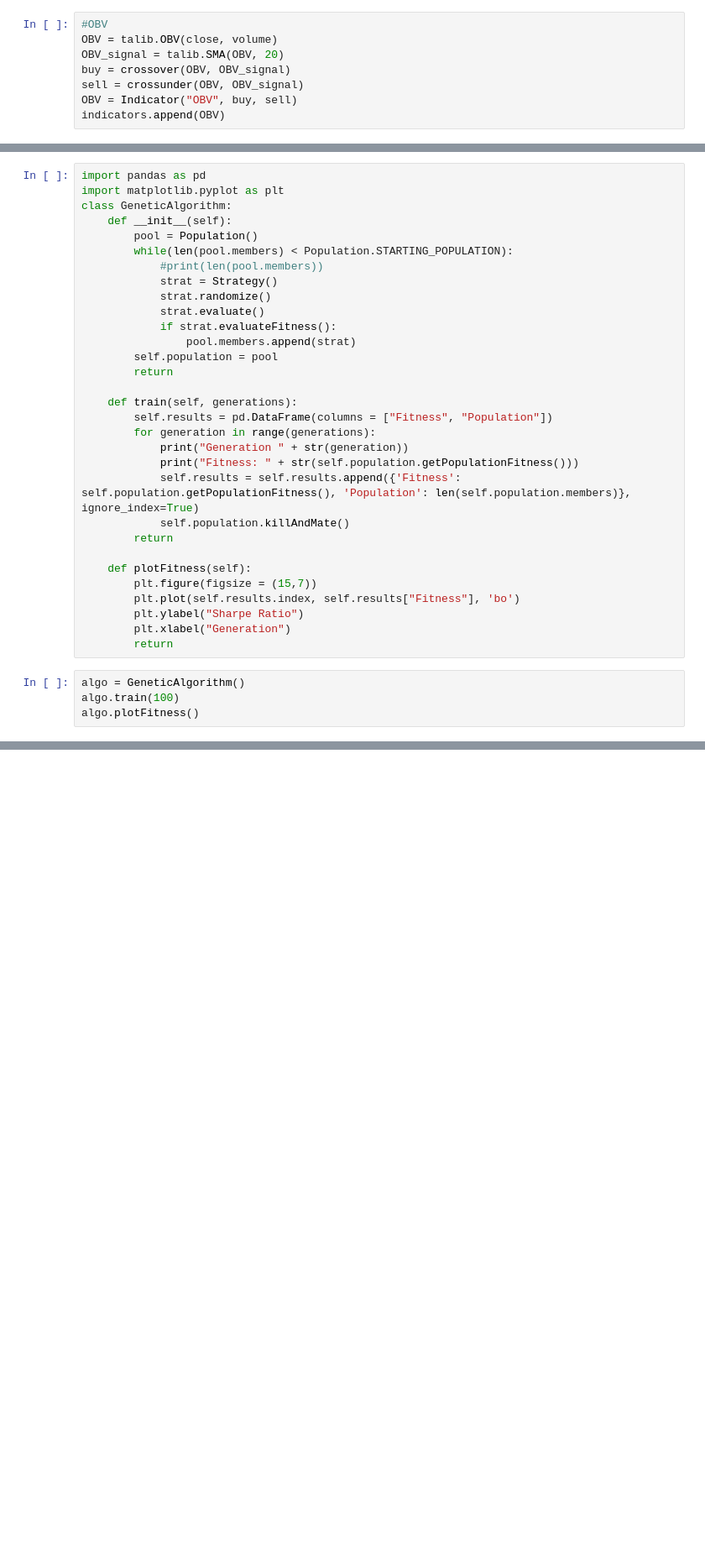
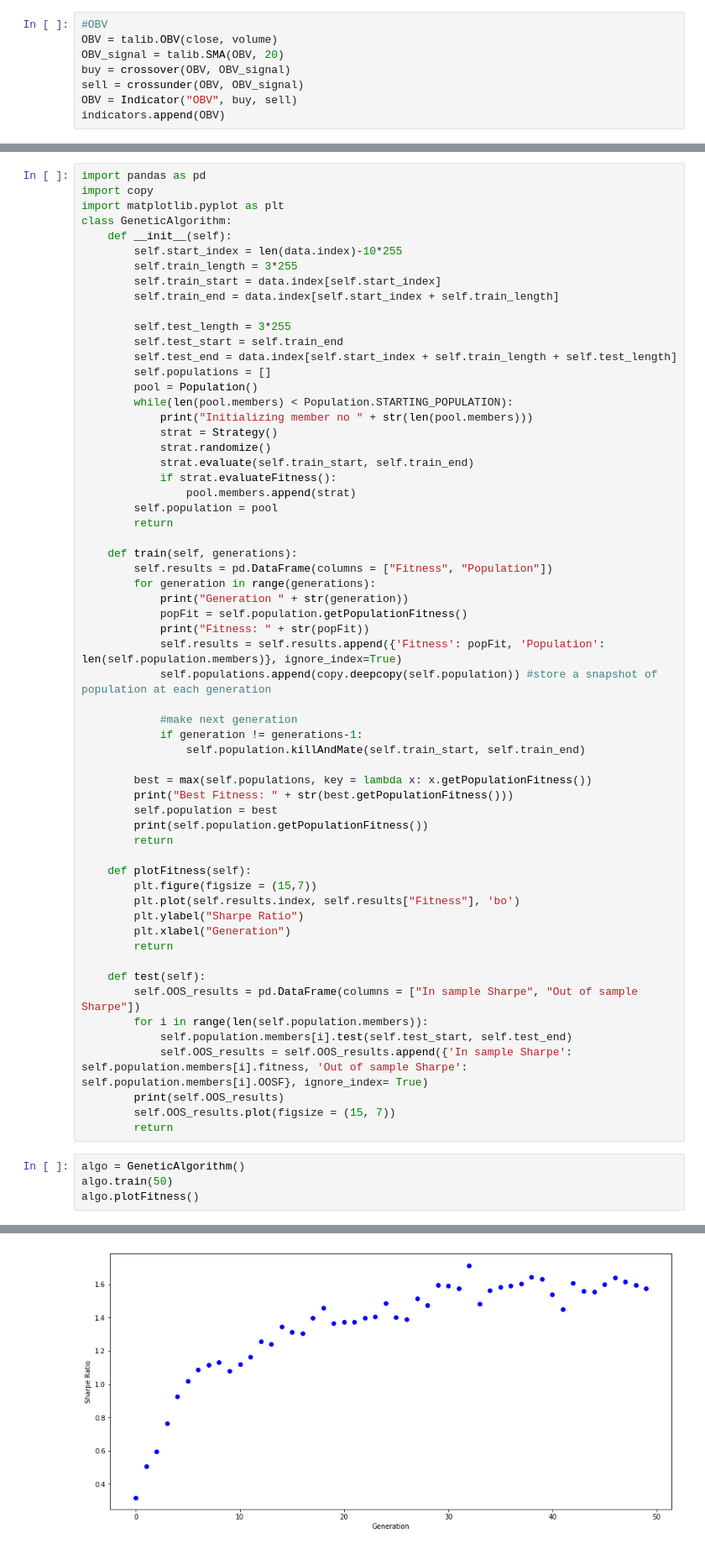
Before and after one commit to rawillis98/macroml, a Jupyter notebook: main.ipynb, the cells around one changed output, grey strips where cells are left out. Shown at 84% size. Cells and saved outputs as stored; diff of their text form; blank space fills up the shorter version.

Commit message:
Added out of sample performance metrics

```diff
--- a/main.ipynb
+++ b/main.ipynb
@@ -450,15 +482,25 @@ class Population:
         return
 # %%
 import pandas as pd
+import copy
 import matplotlib.pyplot as plt
 class GeneticAlgorithm:
     def __init__(self):
+        self.start_index = len(data.index)-10*255
+        self.train_length = 3*255
+        self.train_start = data.index[self.start_index]
+        self.train_end = data.index[self.start_index + self.train_length]
+
+        self.test_length = 3*255
+        self.test_start = self.train_end
+        self.test_end = data.index[self.start_index + self.train_length + self.test_length]
+        self.populations = []
         pool = Population()
         while(len(pool.members) < Population.STARTING_POPULATION):
-            #print(len(pool.members))
+            print("Initializing member no " + str(len(pool.members)))
             strat = Strategy()
             strat.randomize()
-            strat.evaluate()
+            strat.evaluate(self.train_start, self.train_end)
             if strat.evaluateFitness():
                 pool.members.append(strat)
         self.population = pool
@@ -468,9 +510,19 @@ class GeneticAlgorithm:
         self.results = pd.DataFrame(columns = ["Fitness", "Population"])
         for generation in range(generations):
             print("Generation " + str(generation))
-            print("Fitness: " + str(self.population.getPopulationFitness()))
-            self.results = self.results.append({'Fitness': self.population.getPopulationFitness(), 'Population': len(self.population.members)}, ignore_index=True)
-            self.population.killAndMate()
+            popFit = self.population.getPopulationFitness()
+            print("Fitness: " + str(popFit))
+            self.results = self.results.append({'Fitness': popFit, 'Population': len(self.population.members)}, ignore_index=True)
+            self.populations.append(copy.deepcopy(self.population)) #store a snapshot of population at each generation
+
+            #make next generation
+            if generation != generations-1:
+                self.population.killAndMate(self.train_start, self.train_end)
+
+        best = max(self.populations, key = lambda x: x.getPopulationFitness())
+        print("Best Fitness: " + str(best.getPopulationFitness()))
+        self.population = best
+        print(self.population.getPopulationFitness())
         return
 
     def plotFitness(self):
@@ -479,8 +531,17 @@ class GeneticAlgorithm:
         plt.ylabel("Sharpe Ratio")
         plt.xlabel("Generation")
         return
+
+    def test(self):
+        self.OOS_results = pd.DataFrame(columns = ["In sample Sharpe", "Out of sample Sharpe"])
+        for i in range(len(self.population.members)):
+            self.population.members[i].test(self.test_start, self.test_end)
+            self.OOS_results = self.OOS_results.append({'In sample Sharpe': self.population.members[i].fitness, 'Out of sample Sharpe': self.population.members[i].OOSF}, ignore_index= True)
+        print(self.OOS_results)
+        self.OOS_results.plot(figsize = (15, 7))
+        return
 # %%
 algo = GeneticAlgorithm()
-algo.train(100)
+algo.train(50)
 algo.plotFitness()
 # %% [output]
@@ -488,0 +565 @@ Fitness: 0.7979133133883141
+[figure, added]
```
Also changed, not shown: parts of 15 cells of this notebook.
